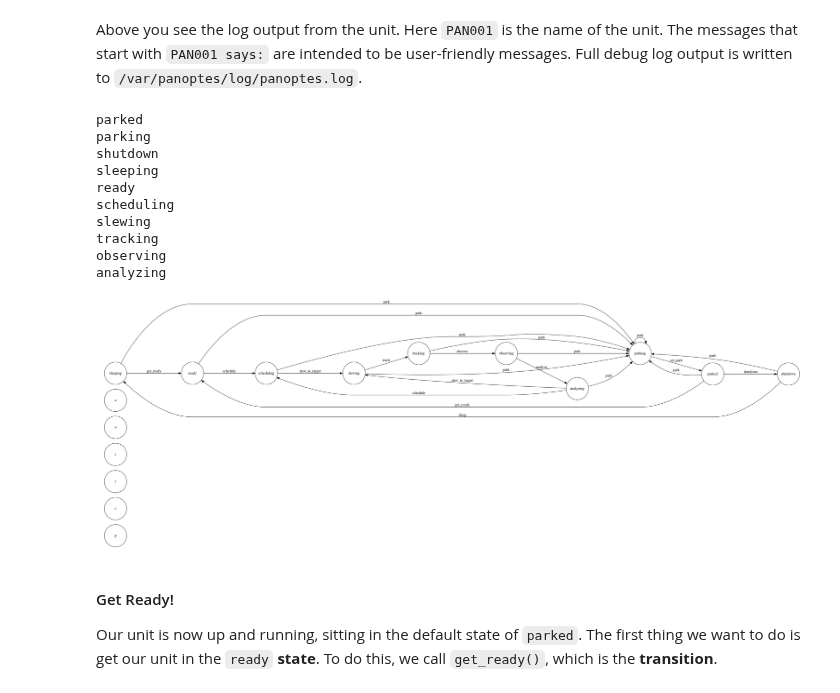
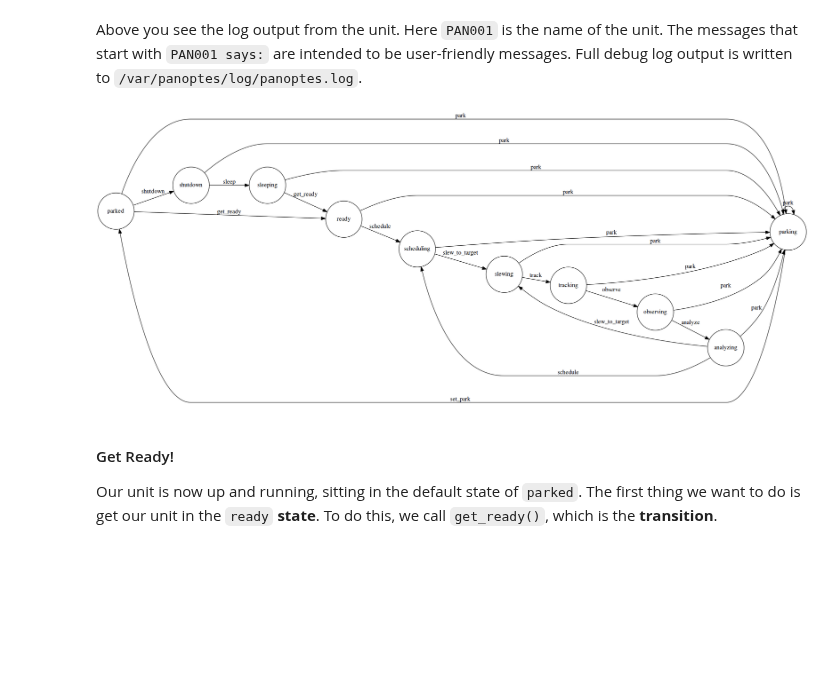
Before and after one commit to panoptes/POCS, a Jupyter notebook: examples/notebooks/State Machine Demonstration.ipynb, the cells around one changed output. Saved outputs shown, nothing was run; the diff lists cells and outputs as text; code cells hidden in the pictures; blank space fills up the shorter version.

Commit message:
Updating the noteboook to show state machine

```diff
--- a/examples/notebooks/State Machine Demonstration.ipynb
+++ b/examples/notebooks/State Machine Demonstration.ipynb
@@ -36,24 +36,10 @@ pan = Panoptes(simulator=['all'])
 # %% [markdown]
 Above you see the log output from the unit. Here `PAN001` is the name of the unit. The messages that start with `PAN001 says:` are intended to be user-friendly messages. Full debug log output is written to `/var/panoptes/log/panoptes.log`.
-# %%
-graph = pan.get_graph()
-# %% [output]
-parked
-parking
-shutdown
-sleeping
-ready
-scheduling
-slewing
-tracking
-observing
-analyzing
 # %%
-graph.draw('state.png', prog='dot')
+pan.get_graph().draw('state.png', prog='dot')
+Image('state.png')
+# %% [output]
+[figure, added]
-# %%
-Image('state.png')
-# %% [output]
-[figure, removed]
 # %% [markdown]
 #### Get Ready!
 
```
Also changed, not shown: parts of 21 cells of this notebook, 1 other file.
